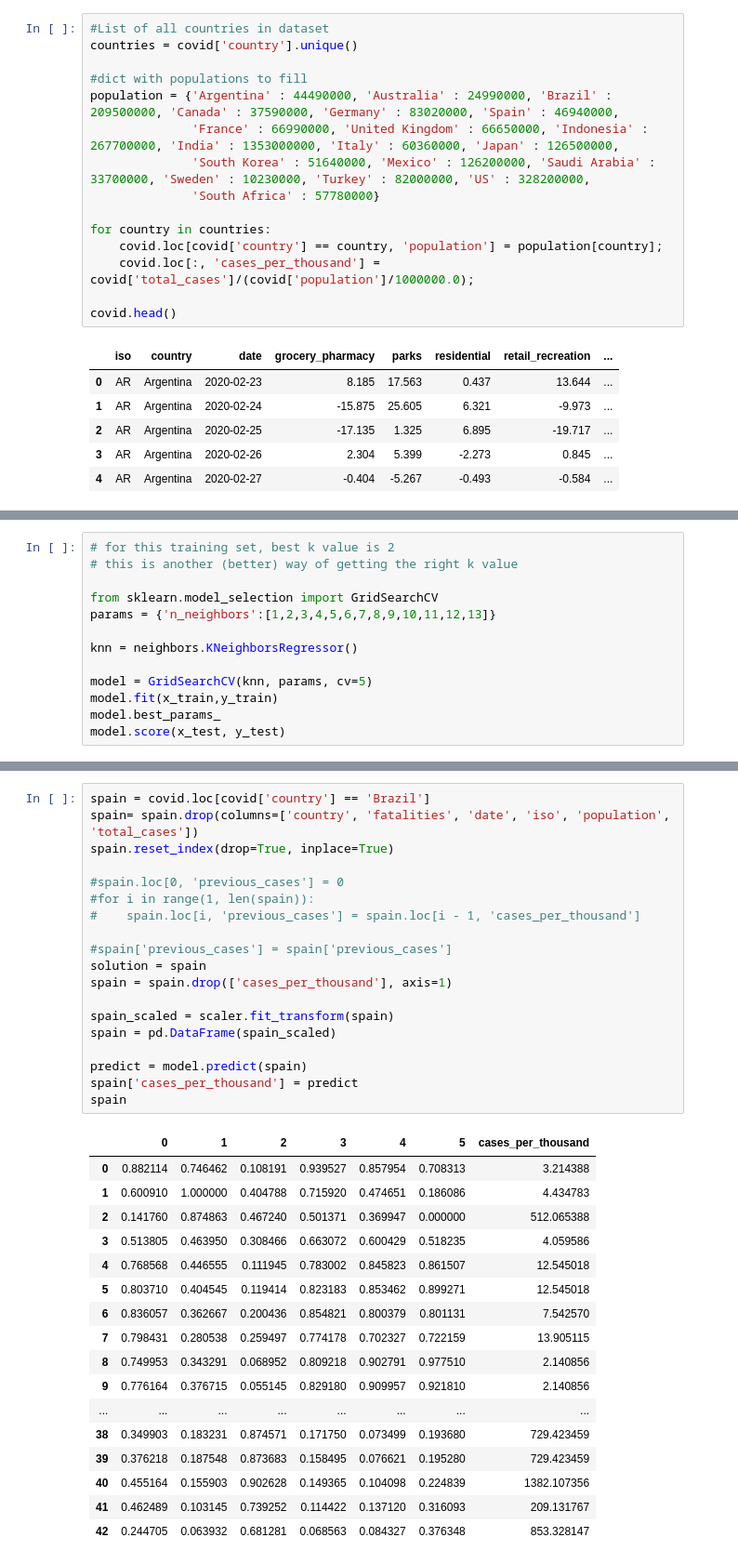
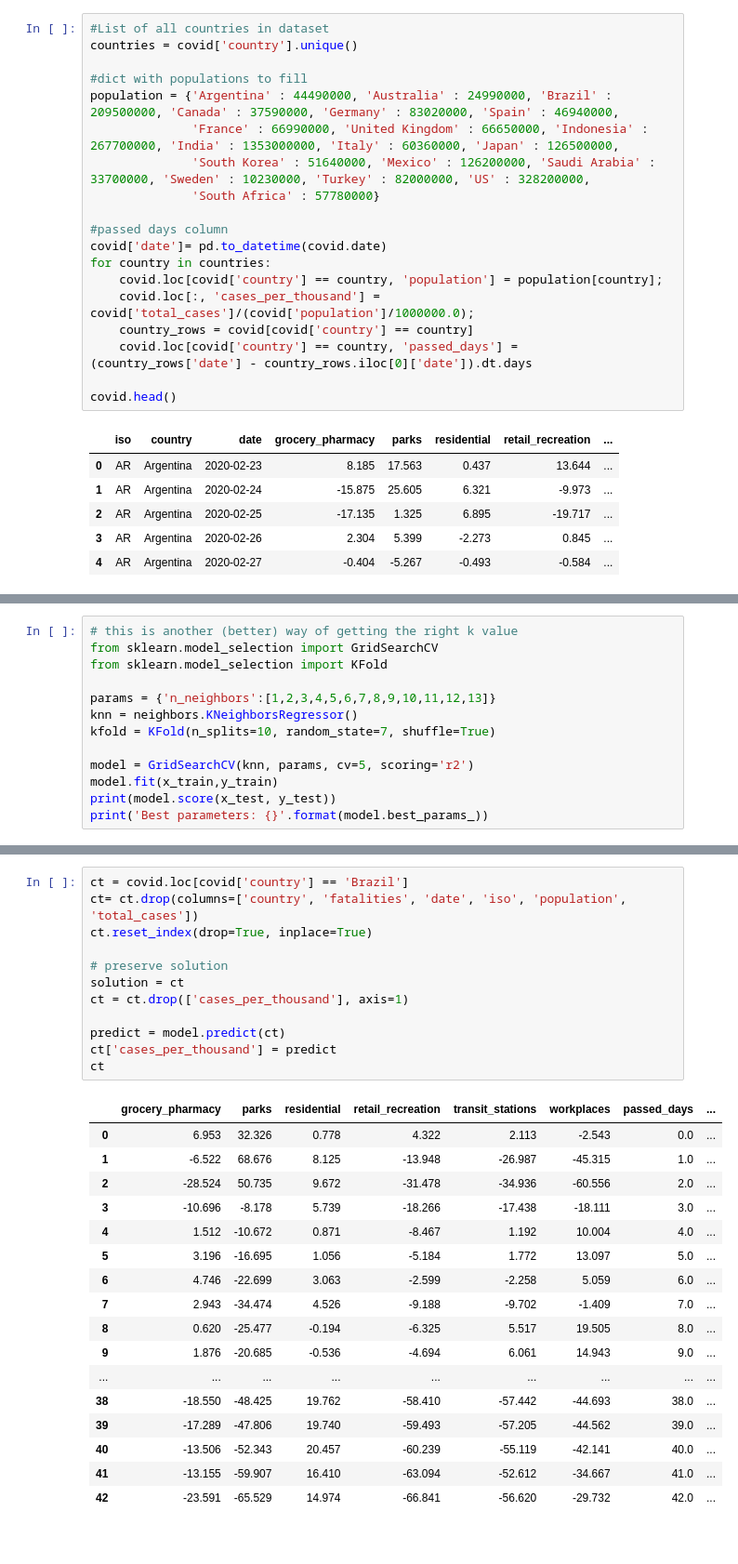
Before and after one commit to anamarisamacedo/FEUP-IART, a Jupyter notebook: TP2/DataScience/Untitled1.ipynb, the cells around one changed output, grey strips where cells are left out. Shown at 93% size. Drawn from its saved outputs; the diff is of its cells as text.

```diff
--- a/TP2/DataScience/Untitled1.ipynb
+++ b/TP2/DataScience/Untitled1.ipynb
@@ -28,9 +15,13 @@ population = {'Argentina' : 44490000, 'Australia' : 24990000, 'Brazil' : 2095000
               'South Korea' : 51640000, 'Mexico' : 126200000, 'Saudi Arabia' : 33700000, 'Sweden' : 10230000, 'Turkey' : 82000000, 'US' : 328200000,
               'South Africa' : 57780000}
 
+#passed days column
+covid['date']= pd.to_datetime(covid.date)
 for country in countries:
     covid.loc[covid['country'] == country, 'population'] = population[country];
     covid.loc[:, 'cases_per_thousand'] = covid['total_cases']/(covid['population']/1000000.0);
+    country_rows = covid[covid['country'] == country]
+    covid.loc[covid['country'] == country, 'passed_days'] = (country_rows['date'] - country_rows.iloc[0]['date']).dt.days
 
 covid.head()
 # %% [output]
@@ -169,14 +97,14 @@ RMSE value for k=  20 is: 319.4631228937576
 # %%
-# for this training set, best k value is 2
 # this is another (better) way of getting the right k value
+from sklearn.model_selection import GridSearchCV
+from sklearn.model_selection import KFold
 
-from sklearn.model_selection import GridSearchCV
 params = {'n_neighbors':[1,2,3,4,5,6,7,8,9,10,11,12,13]}
+knn = neighbors.KNeighborsRegressor()
+kfold = KFold(n_splits=10, random_state=7, shuffle=True)
 
-knn = neighbors.KNeighborsRegressor()
-
-model = GridSearchCV(knn, params, cv=5)
+model = GridSearchCV(knn, params, cv=5, scoring='r2')
 model.fit(x_train,y_train)
-model.best_params_
-model.score(x_test, y_test)
+print(model.score(x_test, y_test))
+print('Best parameters: {}'.format(model.best_params_))
 # %% [output]
@@ -184,37 +113,30 @@ model.score(x_test, y_test)
 # %%
-spain = covid.loc[covid['country'] == 'Brazil']
-spain= spain.drop(columns=['country', 'fatalities', 'date', 'iso', 'population', 'total_cases'])
-spain.reset_index(drop=True, inplace=True)
+ct = covid.loc[covid['country'] == 'Brazil']
+ct= ct.drop(columns=['country', 'fatalities', 'date', 'iso', 'population', 'total_cases'])
+ct.reset_index(drop=True, inplace=True)
 
-#spain.loc[0, 'previous_cases'] = 0
-#for i in range(1, len(spain)):
-#    spain.loc[i, 'previous_cases'] = spain.loc[i - 1, 'cases_per_thousand']
+# preserve solution
+solution = ct
+ct = ct.drop(['cases_per_thousand'], axis=1)
 
-#spain['previous_cases'] = spain['previous_cases']
-solution = spain
-spain = spain.drop(['cases_per_thousand'], axis=1)
-
-spain_scaled = scaler.fit_transform(spain)
-spain = pd.DataFrame(spain_scaled)
-
-predict = model.predict(spain)
-spain['cases_per_thousand'] = predict
-spain
+predict = model.predict(ct)
+ct['cases_per_thousand'] = predict
+ct
 # %% [output]
-|  | 0 | 1 | 2 | 3 | 4 | 5 | cases_per_thousand |
-| 0 | 0.882114 | 0.746462 | 0.108191 | 0.939527 | 0.857954 | 0.708313 | 3.214388 |
-| 1 | 0.600910 | 1.000000 | 0.404788 | 0.715920 | 0.474651 | 0.186086 | 4.434783 |
-| 2 | 0.141760 | 0.874863 | 0.467240 | 0.501371 | 0.369947 | 0.000000 | 512.065388 |
-| 3 | 0.513805 | 0.463950 | 0.308466 | 0.663072 | 0.600429 | 0.518235 | 4.059586 |
-| 4 | 0.768568 | 0.446555 | 0.111945 | 0.783002 | 0.845823 | 0.861507 | 12.545018 |
-| 5 | 0.803710 | 0.404545 | 0.119414 | 0.823183 | 0.853462 | 0.899271 | 12.545018 |
-| 6 | 0.836057 | 0.362667 | 0.200436 | 0.854821 | 0.800379 | 0.801131 | 7.542570 |
-| 7 | 0.798431 | 0.280538 | 0.259497 | 0.774178 | 0.702327 | 0.722159 | 13.905115 |
-| 8 | 0.749953 | 0.343291 | 0.068952 | 0.809218 | 0.902791 | 0.977510 | 2.140856 |
-| 9 | 0.776164 | 0.376715 | 0.055145 | 0.829180 | 0.909957 | 0.921810 | 2.140856 |
-| ... | ... | ... | ... | ... | ... | ... | ... |
-| 38 | 0.349903 | 0.183231 | 0.874571 | 0.171750 | 0.073499 | 0.193680 | 729.423459 |
-| 39 | 0.376218 | 0.187548 | 0.873683 | 0.158495 | 0.076621 | 0.195280 | 729.423459 |
-| 40 | 0.455164 | 0.155903 | 0.902628 | 0.149365 | 0.104098 | 0.224839 | 1382.107356 |
-| 41 | 0.462489 | 0.103145 | 0.739252 | 0.114422 | 0.137120 | 0.316093 | 209.131767 |
-| 42 | 0.244705 | 0.063932 | 0.681281 | 0.068563 | 0.084327 | 0.376348 | 853.328147 |
+|  | grocery_pharmacy | parks | residential | retail_recreation | transit_stations | workplaces | passed_days | ... |
+| 0 | 6.953 | 32.326 | 0.778 | 4.322 | 2.113 | -2.543 | 0.0 | ... |
+| 1 | -6.522 | 68.676 | 8.125 | -13.948 | -26.987 | -45.315 | 1.0 | ... |
+| 2 | -28.524 | 50.735 | 9.672 | -31.478 | -34.936 | -60.556 | 2.0 | ... |
+| 3 | -10.696 | -8.178 | 5.739 | -18.266 | -17.438 | -18.111 | 3.0 | ... |
+| 4 | 1.512 | -10.672 | 0.871 | -8.467 | 1.192 | 10.004 | 4.0 | ... |
+| 5 | 3.196 | -16.695 | 1.056 | -5.184 | 1.772 | 13.097 | 5.0 | ... |
+| 6 | 4.746 | -22.699 | 3.063 | -2.599 | -2.258 | 5.059 | 6.0 | ... |
+| 7 | 2.943 | -34.474 | 4.526 | -9.188 | -9.702 | -1.409 | 7.0 | ... |
+| 8 | 0.620 | -25.477 | -0.194 | -6.325 | 5.517 | 19.505 | 8.0 | ... |
+| 9 | 1.876 | -20.685 | -0.536 | -4.694 | 6.061 | 14.943 | 9.0 | ... |
+| ... | ... | ... | ... | ... | ... | ... | ... | ... |
+| 38 | -18.550 | -48.425 | 19.762 | -58.410 | -57.442 | -44.693 | 38.0 | ... |
+| 39 | -17.289 | -47.806 | 19.740 | -59.493 | -57.205 | -44.562 | 39.0 | ... |
+| 40 | -13.506 | -52.343 | 20.457 | -60.239 | -55.119 | -42.141 | 40.0 | ... |
+| 41 | -13.155 | -59.907 | 16.410 | -63.094 | -52.612 | -34.667 | 41.0 | ... |
+| 42 | -23.591 | -65.529 | 14.974 | -66.841 | -56.620 | -29.732 | 42.0 | ... |
```
Also changed, not shown: parts of 7 cells of this notebook, 1 other file.
